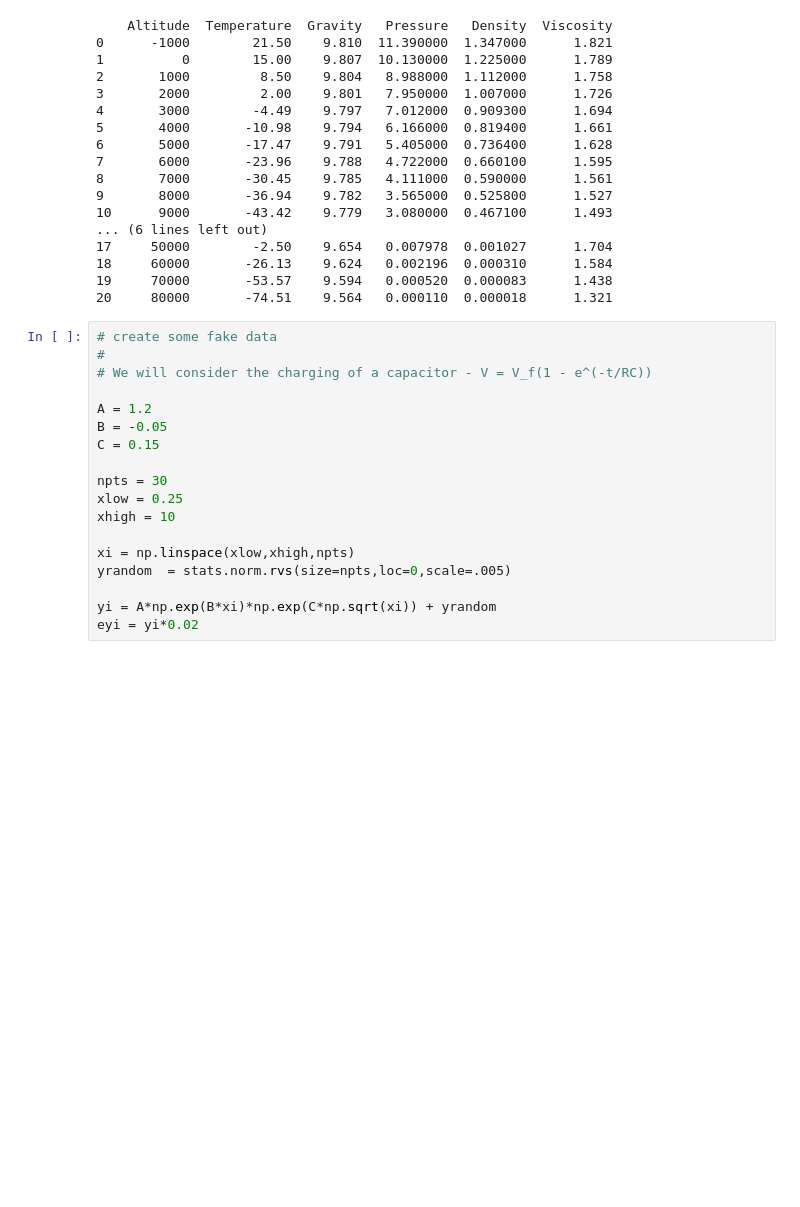
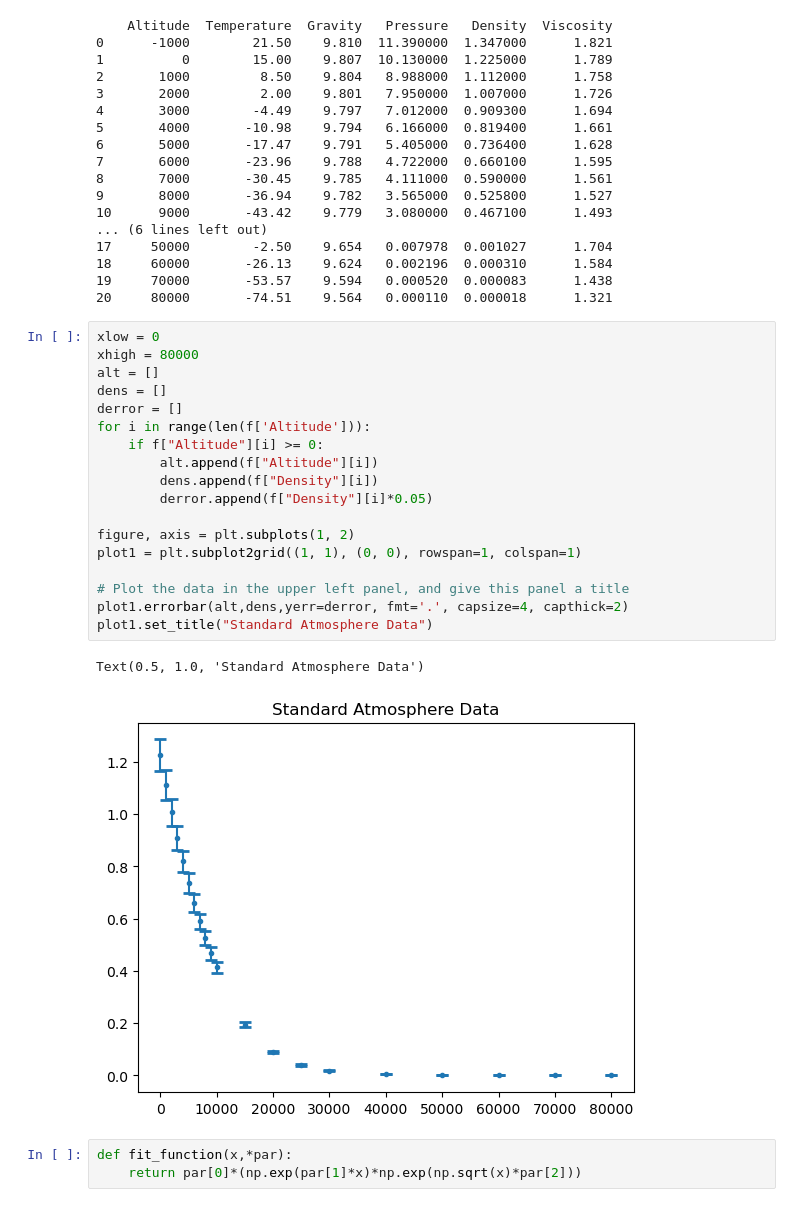
Before and after one commit to jakeb245/phys421, a Jupyter notebook: AssignmentTemplates/Assignment1_Template.ipynb, the cells around one changed output. Saved outputs shown, nothing was run; the diff lists cells and outputs as text; blank space fills up the shorter version.

```diff
--- a/AssignmentTemplates/Assignment1_Template.ipynb
+++ b/AssignmentTemplates/Assignment1_Template.ipynb
@@ -296,22 +295,28 @@ print(f)
 18     60000       -26.13    9.624   0.002196  0.000310      1.584
 19     70000       -53.57    9.594   0.000520  0.000083      1.438
 20     80000       -74.51    9.564   0.000110  0.000018      1.321
-# %%
-# create some fake data
-#
-# We will consider the charging of a capacitor - V = V_f(1 - e^(-t/RC))
-
-A = 1.2
-B = -0.05
-C = 0.15
-
-npts = 30
-xlow = 0.25
-xhigh = 10
-
-xi = np.linspace(xlow,xhigh,npts)
-yrandom  = stats.norm.rvs(size=npts,loc=0,scale=.005)
-
-yi = A*np.exp(B*xi)*np.exp(C*np.sqrt(xi)) + yrandom
-eyi = yi*0.02
+# %%
+xlow = 0
+xhigh = 80000
+alt = []
+dens = []
+derror = []
+for i in range(len(f['Altitude'])):
+    if f["Altitude"][i] >= 0:
+        alt.append(f["Altitude"][i])
+        dens.append(f["Density"][i])
+        derror.append(f["Density"][i]*0.05)
+
+figure, axis = plt.subplots(1, 2)
+plot1 = plt.subplot2grid((1, 1), (0, 0), rowspan=1, colspan=1)
+
+# Plot the data in the upper left panel, and give this panel a title
+plot1.errorbar(alt,dens,yerr=derror, fmt='.', capsize=4, capthick=2)
+plot1.set_title("Standard Atmosphere Data")
+# %% [output]
+Text(0.5, 1.0, 'Standard Atmosphere Data')
+[figure, added]
+# %%
+def fit_function(x,*par):
+    return par[0]*(np.exp(par[1]*x)*np.exp(np.sqrt(x)*par[2]))
 # %%
```
Also changed, not shown: parts of 9 cells of this notebook, 1 other file.
